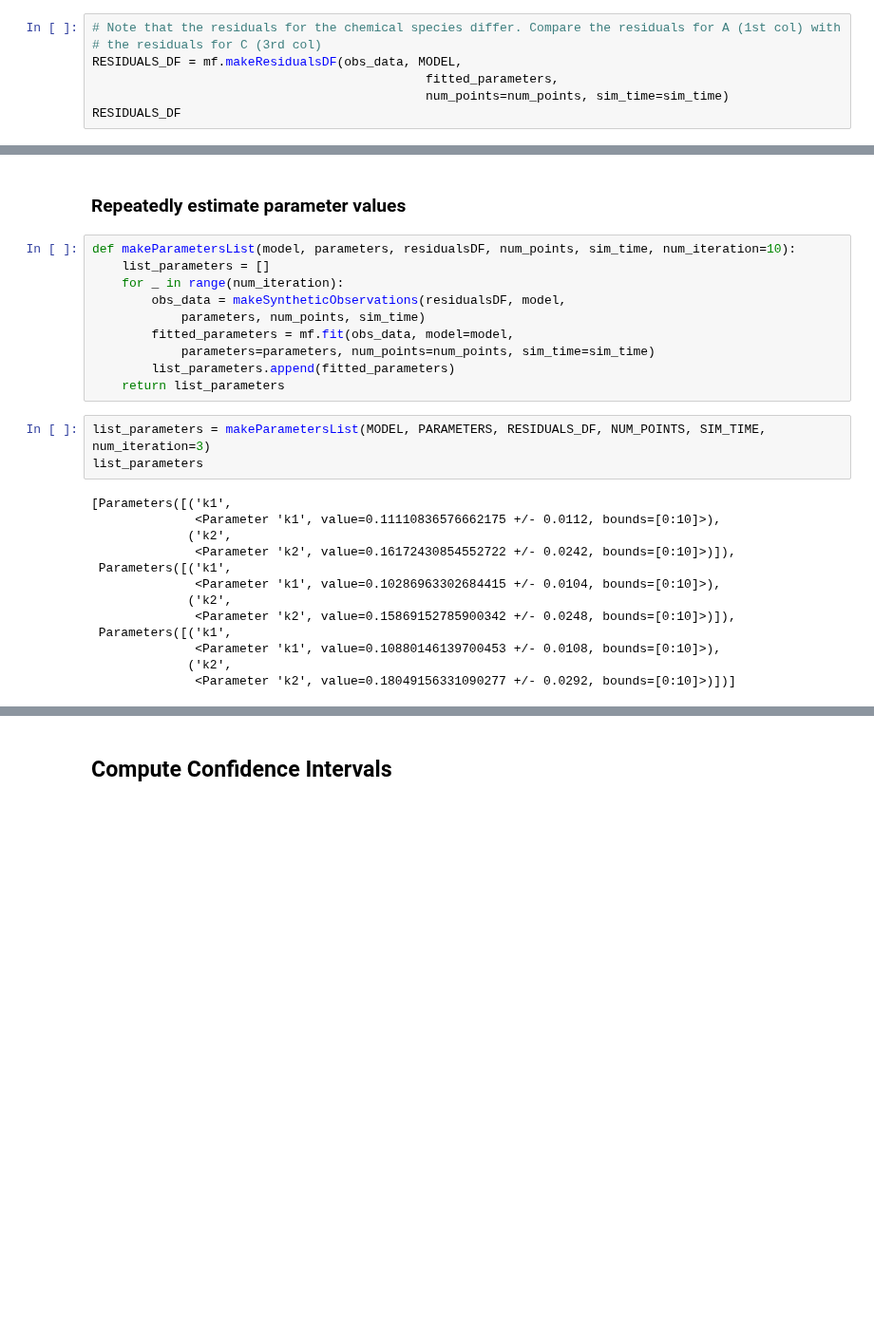
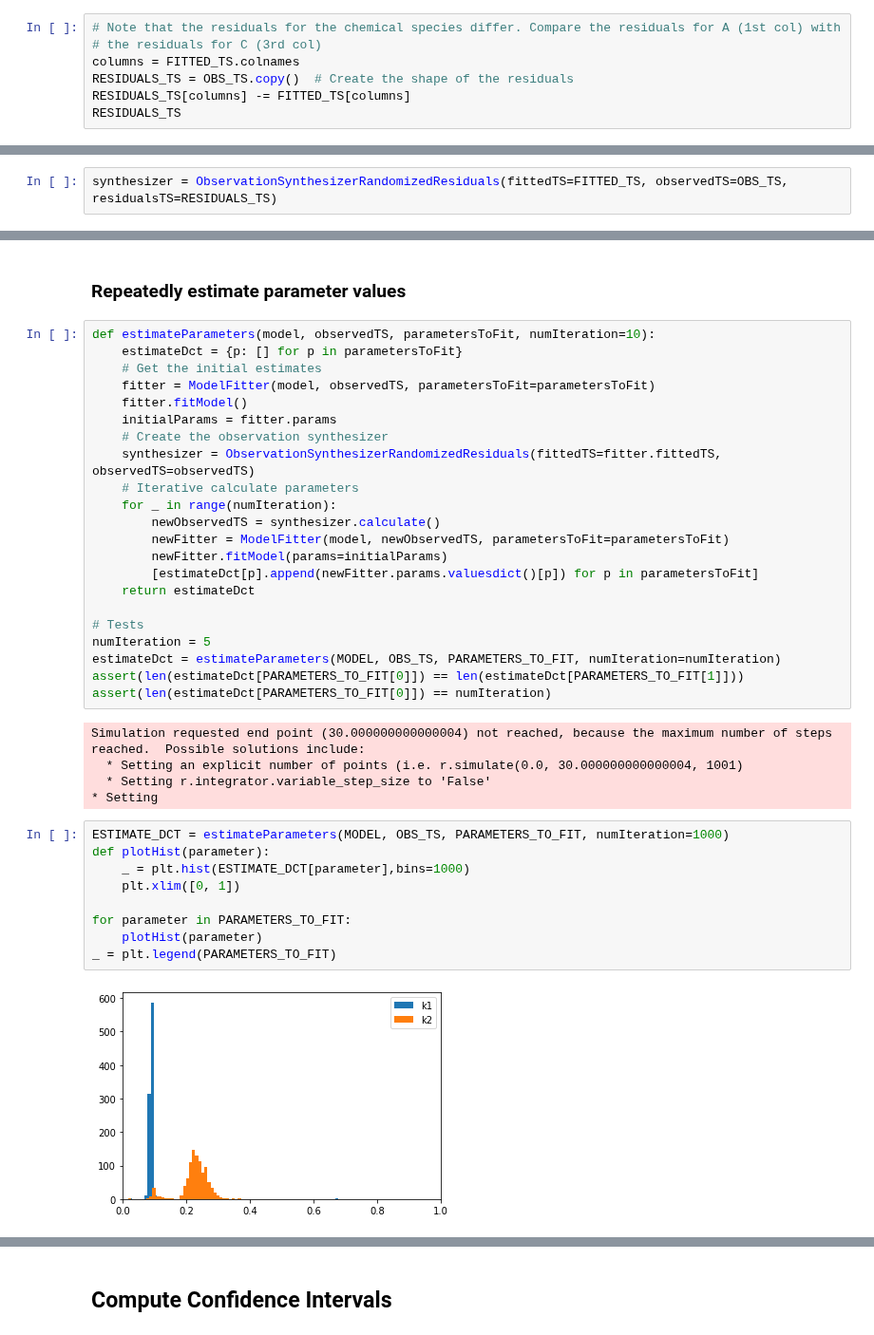
Before and after one commit to ModelEngineering/advancing-biomedical-models, a Jupyter notebook: lecture_12/bootstrapping/12_stimating_Parameter_Confidence_Intervals_With_Bootstrapping.ipynb, the cells around one changed output, grey strips where cells are left out. Shown at 95% size. Drawn from its saved outputs; the diff is of its cells as text; blank space fills up the shorter version.

```diff
--- a/lecture_12/bootstrapping/12_stimating_Parameter_Confidence_Intervals_With_Bootstrapping.ipynb
+++ b/lecture_12/bootstrapping/12_stimating_Parameter_Confidence_Intervals_With_Bootstrapping.ipynb
@@ -119,8 +146,8 @@ Residuals need to be calculated by chemical species since they may be in very di
 # %%
 # Note that the residuals for the chemical species differ. Compare the residuals for A (1st col) with
 # the residuals for C (3rd col)
-RESIDUALS_DF = mf.makeResidualsDF(obs_data, MODEL,
-                                             fitted_parameters,
-                                             num_points=num_points, sim_time=sim_time)
-RESIDUALS_DF
+columns = FITTED_TS.colnames
+RESIDUALS_TS = OBS_TS.copy()  # Create the shape of the residuals
+RESIDUALS_TS[columns] -= FITTED_TS[columns]
+RESIDUALS_TS
 # %% [output]
@@ -191,0 +184,2 @@ resultDF.head()
+# %%
+synthesizer = ObservationSynthesizerRandomizedResiduals(fittedTS=FITTED_TS, observedTS=OBS_TS, residualsTS=RESIDUALS_TS)
@@ -208,28 +227,40 @@ makeSyntheticObservations(RESIDUALS_DF, MODEL, PARAMETERS, NUM_POINTS, SIM_TIME)
 # %% [markdown]
 ### Repeatedly estimate parameter values
-# %%
-def makeParametersList(model, parameters, residualsDF, num_points, sim_time, num_iteration=10):
-    list_parameters = []
-    for _ in range(num_iteration):
-        obs_data = makeSyntheticObservations(residualsDF, model,
-            parameters, num_points, sim_time)
-        fitted_parameters = mf.fit(obs_data, model=model,
-            parameters=parameters, num_points=num_points, sim_time=sim_time)
-        list_parameters.append(fitted_parameters)
-    return list_parameters
-# %%
-list_parameters = makeParametersList(MODEL, PARAMETERS, RESIDUALS_DF, NUM_POINTS, SIM_TIME, num_iteration=3)
-list_parameters
-# %% [output]
-[Parameters([('k1',
-              <Parameter 'k1', value=0.11110836576662175 +/- 0.0112, bounds=[0:10]>),
-             ('k2',
-              <Parameter 'k2', value=0.16172430854552722 +/- 0.0242, bounds=[0:10]>)]),
- Parameters([('k1',
-              <Parameter 'k1', value=0.10286963302684415 +/- 0.0104, bounds=[0:10]>),
-             ('k2',
-              <Parameter 'k2', value=0.15869152785900342 +/- 0.0248, bounds=[0:10]>)]),
- Parameters([('k1',
-              <Parameter 'k1', value=0.10880146139700453 +/- 0.0108, bounds=[0:10]>),
-             ('k2',
-              <Parameter 'k2', value=0.18049156331090277 +/- 0.0292, bounds=[0:10]>)])]
+# %%
+def estimateParameters(model, observedTS, parametersToFit, numIteration=10):
+    estimateDct = {p: [] for p in parametersToFit}
+    # Get the initial estimates
+    fitter = ModelFitter(model, observedTS, parametersToFit=parametersToFit)
+    fitter.fitModel()
+    initialParams = fitter.params
+    # Create the observation synthesizer
+    synthesizer = ObservationSynthesizerRandomizedResiduals(fittedTS=fitter.fittedTS, observedTS=observedTS)
+    # Iterative calculate parameters
+    for _ in range(numIteration):
+        newObservedTS = synthesizer.calculate()
+        newFitter = ModelFitter(model, newObservedTS, parametersToFit=parametersToFit)
+        newFitter.fitModel(params=initialParams)
+        [estimateDct[p].append(newFitter.params.valuesdict()[p]) for p in parametersToFit]
+    return estimateDct
+
+# Tests
+numIteration = 5
+estimateDct = estimateParameters(MODEL, OBS_TS, PARAMETERS_TO_FIT, numIteration=numIteration)
+assert(len(estimateDct[PARAMETERS_TO_FIT[0]]) == len(estimateDct[PARAMETERS_TO_FIT[1]]))
+assert(len(estimateDct[PARAMETERS_TO_FIT[0]]) == numIteration)
+# %% [output]
+Simulation requested end point (30.000000000000004) not reached, because the maximum number of steps reached.  Possible solutions include:
+  * Setting an explicit number of points (i.e. r.simulate(0.0, 30.000000000000004, 1001)
+  * Setting r.integrator.variable_step_size to 'False'
+* Setting
+# %%
+ESTIMATE_DCT = estimateParameters(MODEL, OBS_TS, PARAMETERS_TO_FIT, numIteration=1000)
+def plotHist(parameter):
+    _ = plt.hist(ESTIMATE_DCT[parameter],bins=1000)
+    plt.xlim([0, 1])
+
+for parameter in PARAMETERS_TO_FIT:
+    plotHist(parameter)
+_ = plt.legend(PARAMETERS_TO_FIT)
+# %% [output]
+[figure, added]
```
Also changed, not shown: parts of 31 cells of this notebook, 2 other files.
